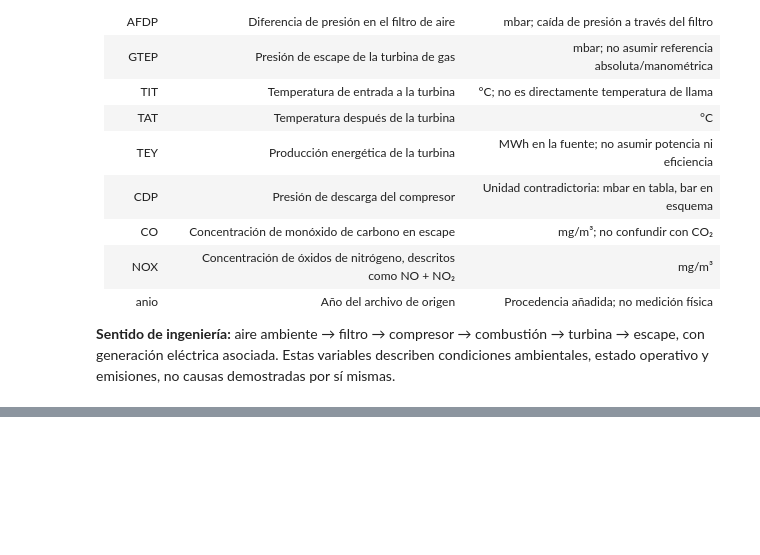
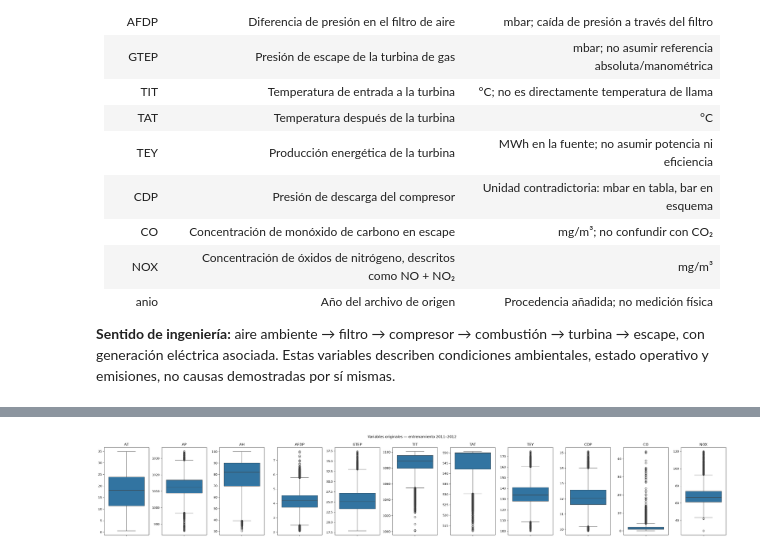
Before and after one commit to Adr1anBaz/analitica-datos-turbina, a Jupyter notebook: notebooks/01_carga_y_variables.ipynb, the cells around one changed output, grey strips where cells are left out. Cells and saved outputs as stored; diff of their text form; code cells hidden in the pictures; blank space fills up the shorter version.

```diff
--- a/notebooks/01_carga_y_variables.ipynb
+++ b/notebooks/01_carga_y_variables.ipynb
@@ -99,0 +154,19 @@ Detalle documental: [diccionario de variables](../docs/VARIABLES.md).
+# %%
+df_entrenamiento = df[df['anio'].isin([2011, 2012])]
+columnas = df.columns.drop('anio')
+
+fig, axes = plt.subplots(
+    1, len(columnas),
+    figsize=(30, 5)
+)
+
+for columna, ax in zip(columnas, axes):
+    sns.boxplot(y=df_entrenamiento[columna], ax=ax)
+    ax.set_title(columna)
+    ax.set_ylabel('')
+
+fig.suptitle('Variables originales — entrenamiento 2011–2012')
+plt.tight_layout()
+plt.show()
+# %% [output]
+[figure, added]
```
Also changed, not shown: parts of 18 cells of this notebook, 12 other files.
